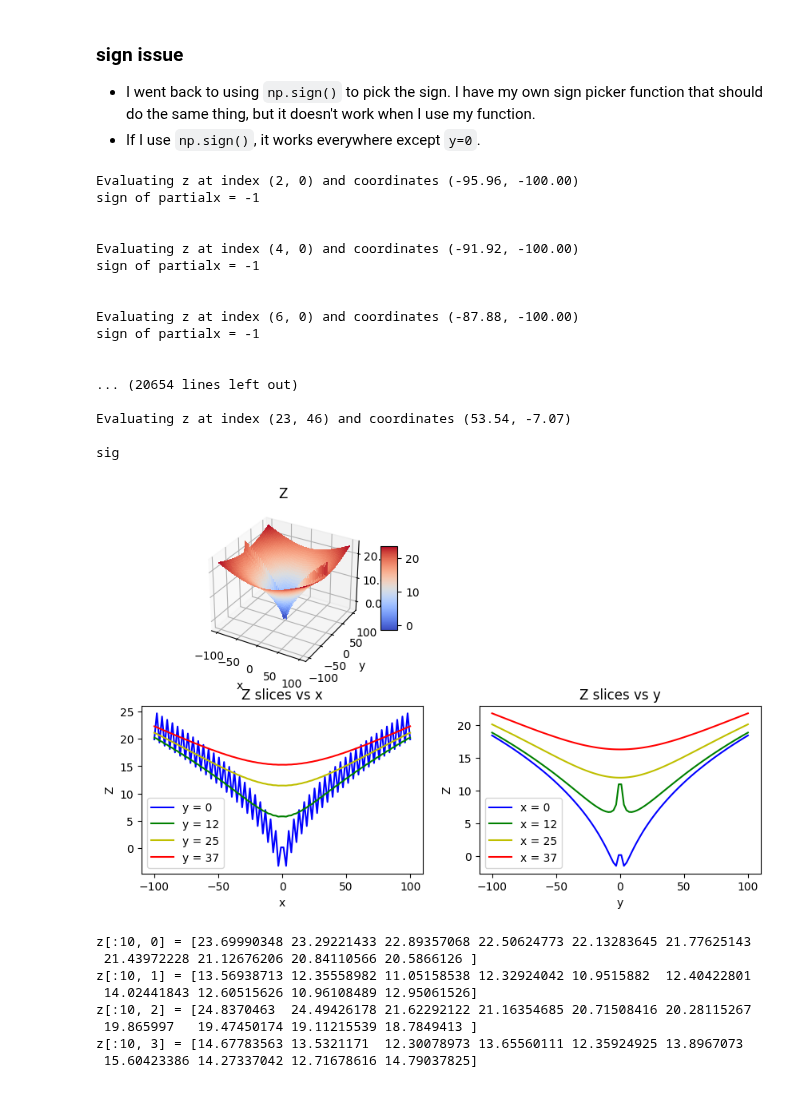
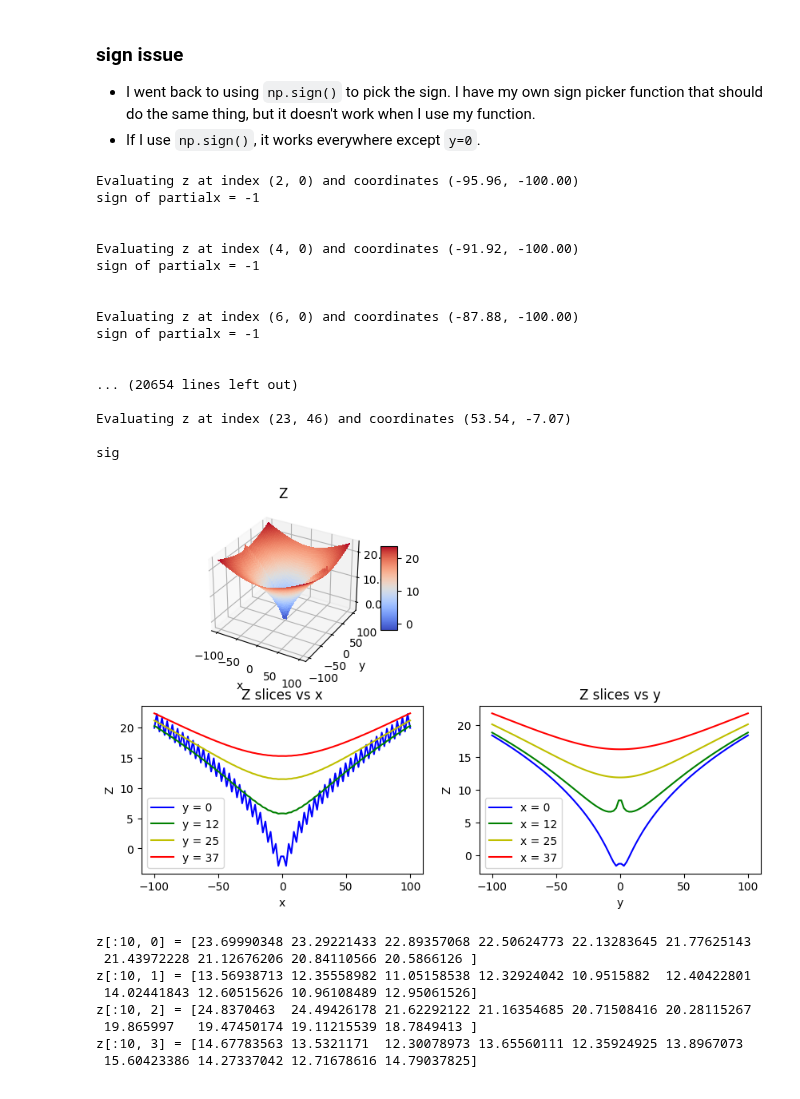
Before and after one commit to NagisaKanno/Embedding-PDE-beta, a Jupyter notebook: discretized_metric.ipynb, the cells around one changed output. Cells and saved outputs as stored; diff of their text form; code cells hidden in the pictures.

Commit message:
Changed the metric to account for a finite mass distribution, discretized_metric.ipynb

```diff
--- a/discretized_metric.ipynb
+++ b/discretized_metric.ipynb
@@ -8,7 +8,7 @@ import matplotlib.pyplot as plt
 from matplotlib import cm
 
 '''
-Evaluate z by taking advantage of discretized grid rather than integration.
+Evaluate z by taking advantage of discretized grid rather than by integrating.
 
 Linearized Schwarzchild metric with Single BH at the center
 '''
@@ -17,9 +17,14 @@ Linearized Schwarzchild metric with Single BH at the center
 # Spacetime Metric
 # ========================
 # Linearized Schwarzschild
-def g_xx(x, y):
+radius_bh = 10
+def g_xx_outside(x, y):
     d = np.sqrt(x**2 + y**2)
     return 1 + 2*GM * (x**2 / d**3)
+def g_xx_inside(x, y):
+    d = np.sqrt(x**2 + y**2)
+    R = radius_bh
+    return 1 + GM/R * (3 - d**2/R**2) * (x**2 / d**2)
 def g_xy(x, y):
     d = np.sqrt(x**2 + y**2)
     return 2*GM * (x*y / d**3)
@@ -48,6 +53,7 @@ def partial_y_Z(x, y):
 # values for the system
 # ========================
 GM = 1
+R = 10*GM
 n_steps = 100 # must be even
 
 # ========================
@@ -64,7 +70,7 @@ y_axis = np.linspace(y_start, y_end, n_steps)
 x_meshed, y_meshed = np.meshgrid(x_axis, y_axis)
 r = np.sqrt(x_meshed**2 + y_meshed**2)
 # discretize the metric
-g_xx_discretized = g_xx(x_meshed, y_meshed)
+g_xx_discretized = np.where(r > radius_bh, g_xx_outside(x_meshed, y_meshed), g_xx_inside(x_meshed, y_meshed))
 g_xy_discretized = g_xy(x_meshed, y_meshed)
 g_yy_discretized = g_yy(x_meshed, y_meshed)
 
@@ -129,34 +135,34 @@ def plot_3d_and_slice(surface, surface_name):
 
     plt.tight_layout
     plt.show()
     return None
 '''
 # plot the metric
 plot_3d_and_slice(g_xx_discretized, '$g_{xx}$')
 plot_3d_and_slice(g_xy_discretized, '$g_{xy}$')
 plot_3d_and_slice(g_yy_discretized, '$g_{yy}$')
 '''
 # plot Z
 plot_3d_and_slice(z, 'Z')
 # %% [output]
 Evaluating z at index (2, 0) and coordinates (-95.96, -100.00)
 sign of partialx = -1
 
 
 Evaluating z at index (4, 0) and coordinates (-91.92, -100.00)
 sign of partialx = -1
 
 
 Evaluating z at index (6, 0) and coordinates (-87.88, -100.00)
 sign of partialx = -1
 
 
 ... (20654 lines left out)
 
 Evaluating z at index (23, 46) and coordinates (53.54, -7.07)
 
 sig
-[figure, old version]
+[figure, new version]
 # %%
 ### Value Checks
 ''' CHECK COMPLETE
```
Also changed, not shown: parts of 1 cell of this notebook.
